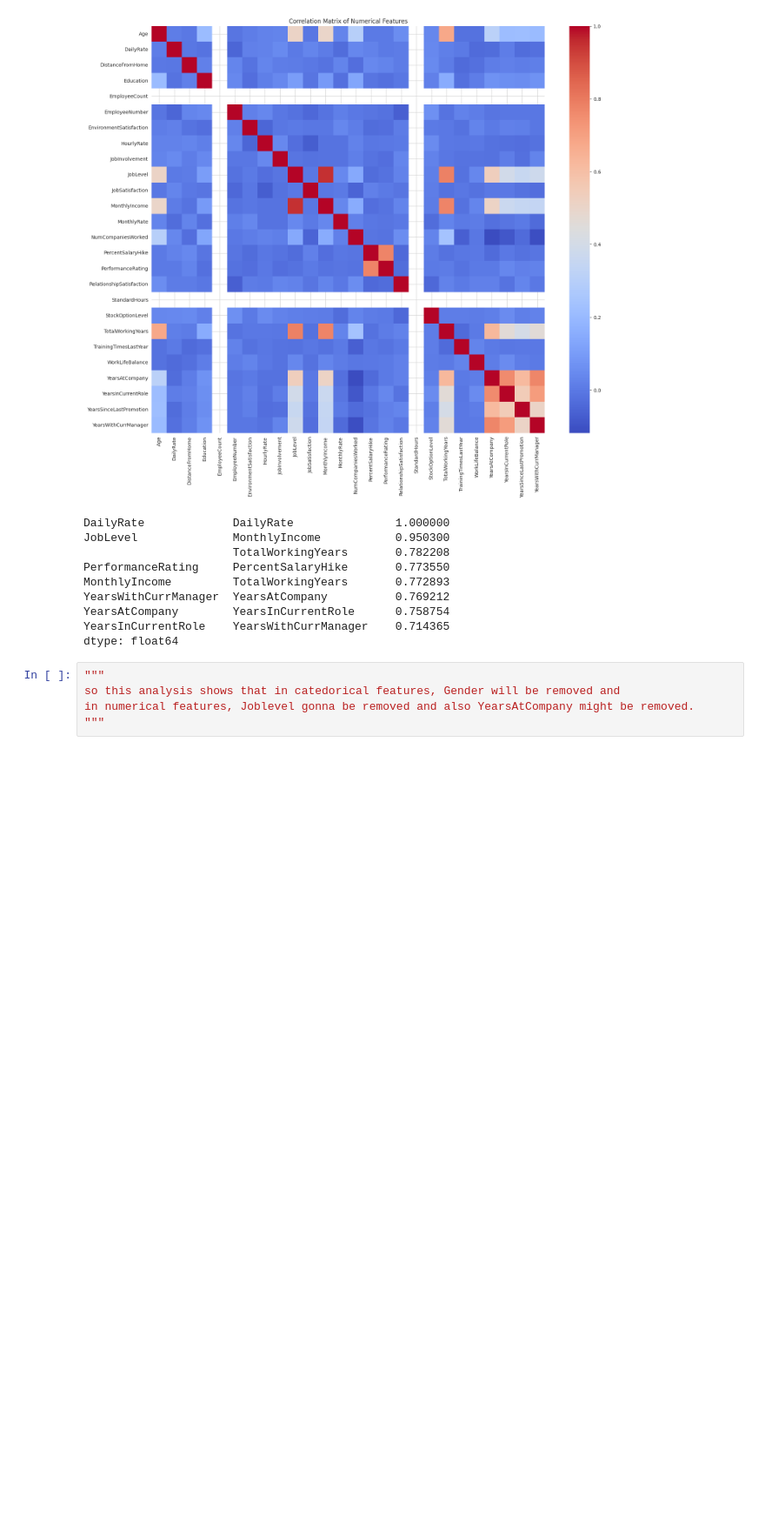
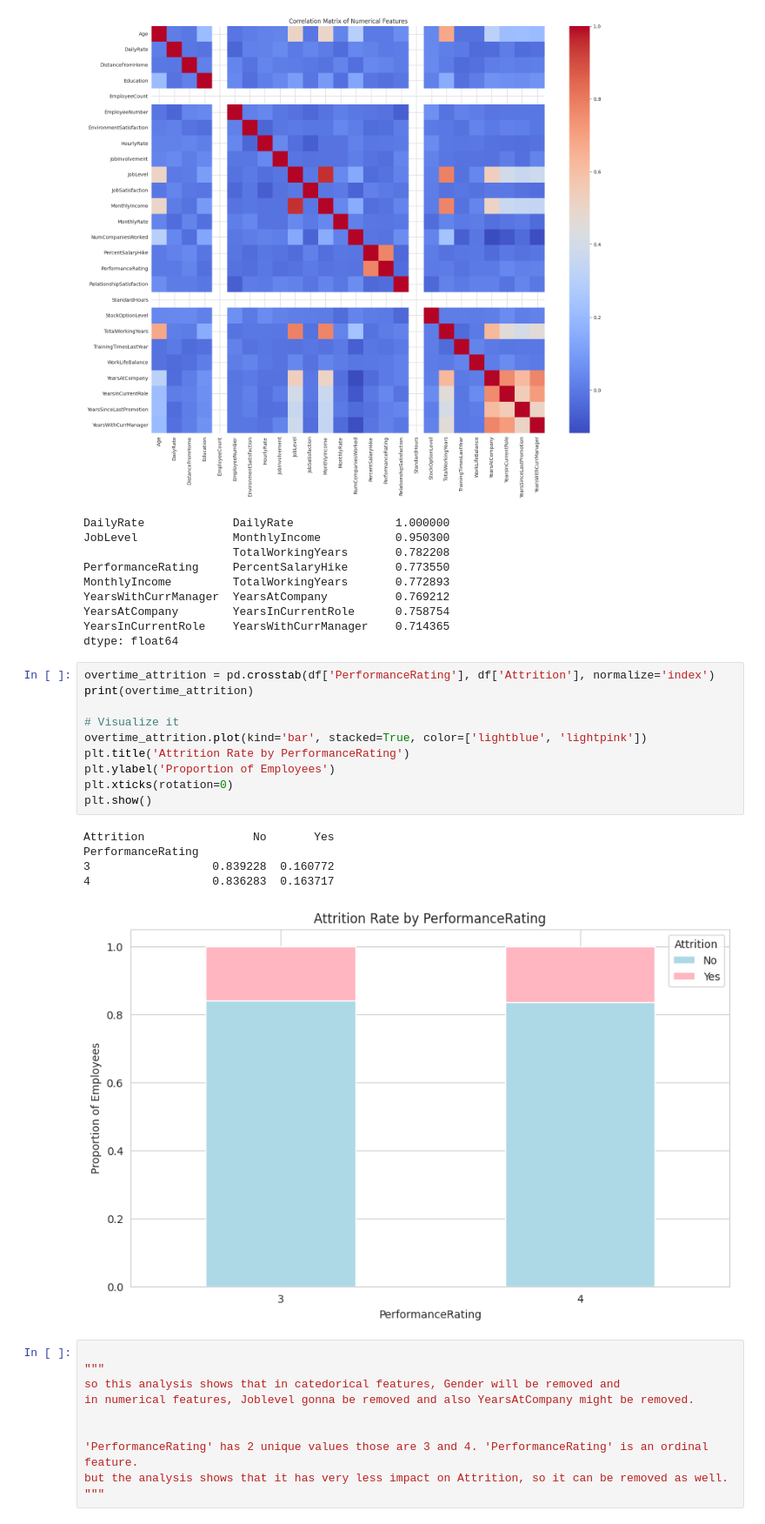
Before and after one commit to SamudaEdiriweera/HR-Analytics-Attrition-Predictor-ML, a Jupyter notebook: notebooks/01-EDA-and-Feature-Selection.ipynb, the cells around one changed output. Shown: that part at 87% size. Saved outputs shown, nothing was run; the diff lists cells and outputs as text; blank space fills up the shorter version.

```diff
--- a/notebooks/01-EDA-and-Feature-Selection.ipynb
+++ b/notebooks/01-EDA-and-Feature-Selection.ipynb
@@ -270,8 +296,29 @@ YearsWithCurrManager  YearsAtCompany          0.769212
 YearsAtCompany        YearsInCurrentRole      0.758754
 YearsInCurrentRole    YearsWithCurrManager    0.714365
 dtype: float64
+# %%
+overtime_attrition = pd.crosstab(df['PerformanceRating'], df['Attrition'], normalize='index')
+print(overtime_attrition)
+
+# Visualize it
+overtime_attrition.plot(kind='bar', stacked=True, color=['lightblue', 'lightpink'])
+plt.title('Attrition Rate by PerformanceRating')
+plt.ylabel('Proportion of Employees')
+plt.xticks(rotation=0)
+plt.show()
+# %% [output]
+Attrition                No       Yes
+PerformanceRating
+3                  0.839228  0.160772
+4                  0.836283  0.163717
+[figure, added]
 # %%
+
 """
 so this analysis shows that in catedorical features, Gender will be removed and
 in numerical features, Joblevel gonna be removed and also YearsAtCompany might be removed.
+
+
+'PerformanceRating' has 2 unique values those are 3 and 4. 'PerformanceRating' is an ordinal feature.
+but the analysis shows that it has very less impact on Attrition, so it can be removed as well.
 """
```
Also changed, not shown: parts of 1 cell of this notebook, 3 other files.
